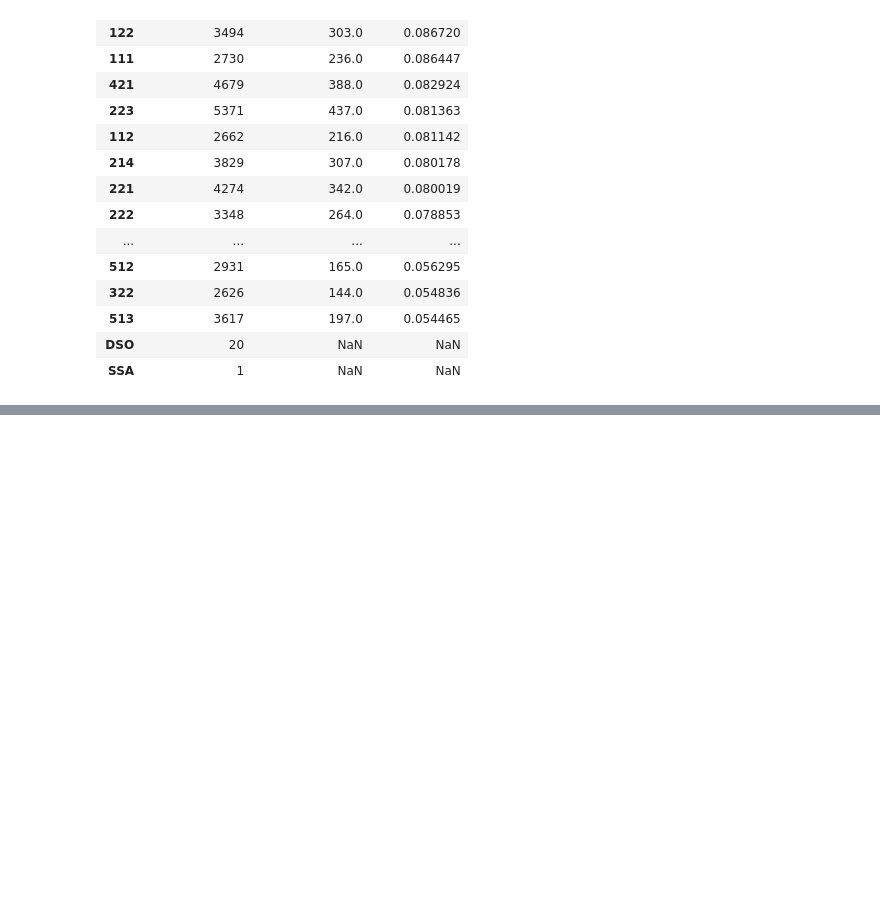
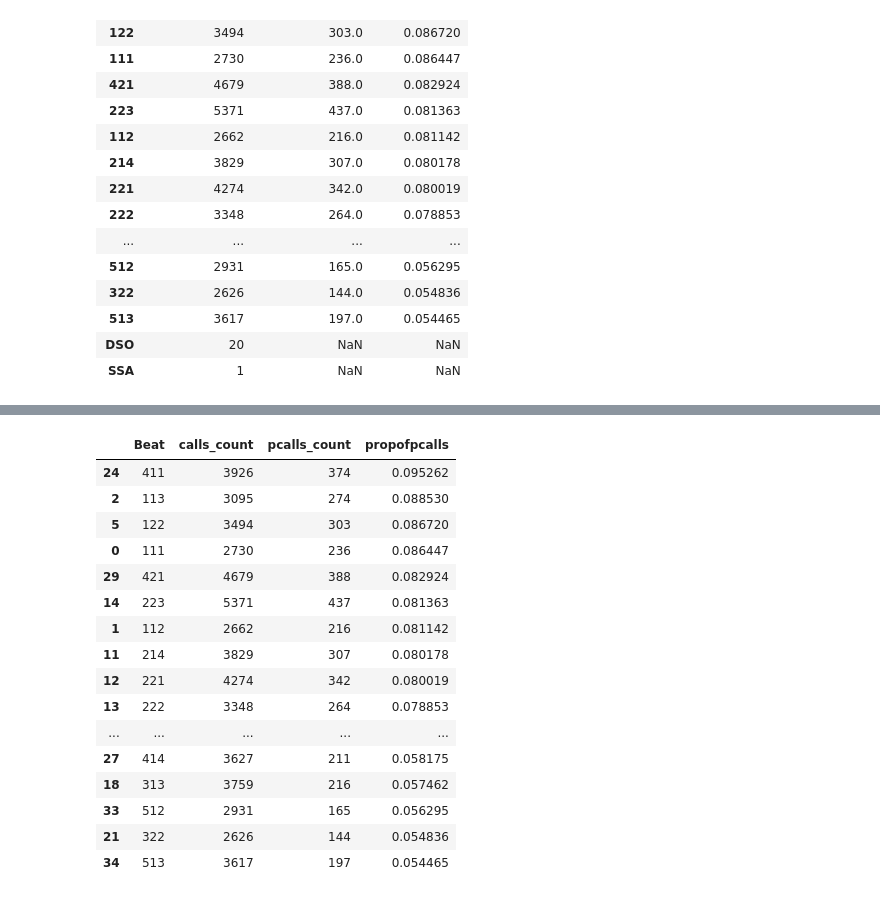
Before and after one commit to sadiesheridan/dataplus-project27-community-safety-durham, a Jupyter notebook: 10_code/prioritycalls_analysis.ipynb, the cells around one changed output, grey strips where cells are left out. Drawn from its saved outputs; the diff is of its cells as text; code cells hidden in the pictures; blank space fills up the shorter version.

Commit message:
recreated prop of p calls dataset

```diff
--- a/10_code/prioritycalls_analysis.ipynb
+++ b/10_code/prioritycalls_analysis.ipynb
@@ -111,3 +106,6 @@ bothtypes
 | 513 | 3617 | 197.0 | 0.054465 |
 | DSO | 20 | NaN | NaN |
 | SSA | 1 | NaN | NaN |
+# %%
+allcalls = prioritycalls.groupby( ["Beat"] ).size().to_frame(name = 'calls_count').reset_index()
+allcalls
@@ -113,0 +130,3 @@ bothtypes
+# %%
+onlypcalls = priorprioritycalls.groupby( ["Beat"] ).size().to_frame(name = 'pcalls_count').reset_index()
+onlypcalls
@@ -113,0 +151,23 @@ bothtypes
+# %%
+combcalls = pd.merge(allcalls, onlypcalls, on ='Beat')
+combcalls['propofpcalls']= combcalls['pcalls_count'] / combcalls['calls_count']
+combcalls.sort_values(by='propofpcalls', inplace=True, ascending=False)
+combcalls
+# %% [output]
+|  | Beat | calls_count | pcalls_count | propofpcalls |
+| 24 | 411 | 3926 | 374 | 0.095262 |
+| 2 | 113 | 3095 | 274 | 0.088530 |
+| 5 | 122 | 3494 | 303 | 0.086720 |
+| 0 | 111 | 2730 | 236 | 0.086447 |
+| 29 | 421 | 4679 | 388 | 0.082924 |
+| 14 | 223 | 5371 | 437 | 0.081363 |
+| 1 | 112 | 2662 | 216 | 0.081142 |
+| 11 | 214 | 3829 | 307 | 0.080178 |
+| 12 | 221 | 4274 | 342 | 0.080019 |
+| 13 | 222 | 3348 | 264 | 0.078853 |
+| ... | ... | ... | ... | ... |
+| 27 | 414 | 3627 | 211 | 0.058175 |
+| 18 | 313 | 3759 | 216 | 0.057462 |
+| 33 | 512 | 2931 | 165 | 0.056295 |
+| 21 | 322 | 2626 | 144 | 0.054836 |
+| 34 | 513 | 3617 | 197 | 0.054465 |
```
Also changed, not shown: parts of 5 cells of this notebook, 1 other file.
